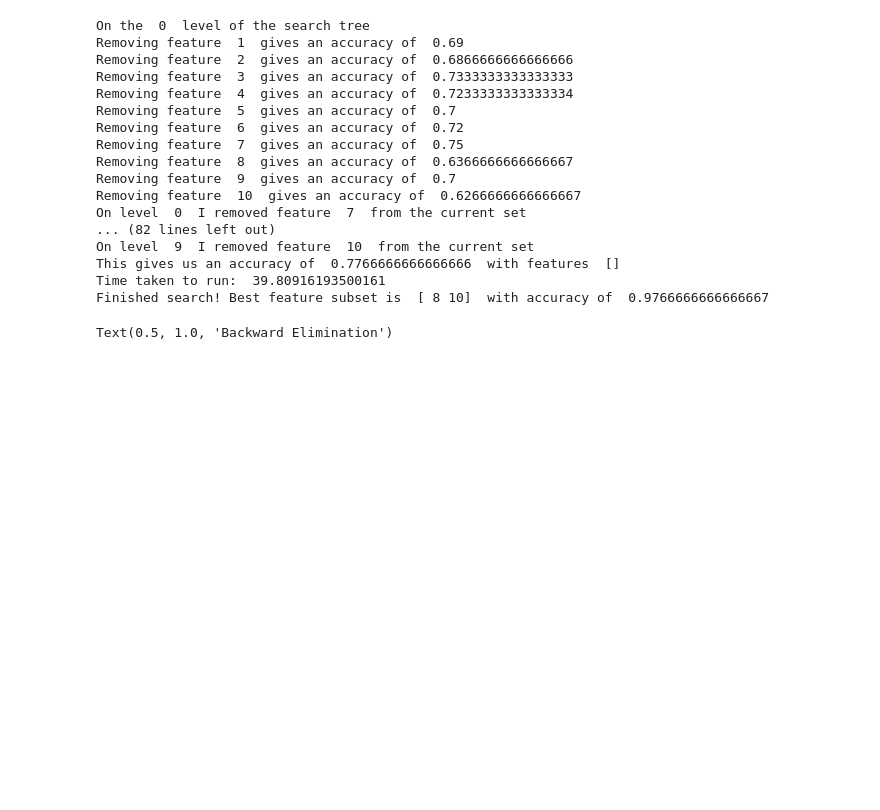
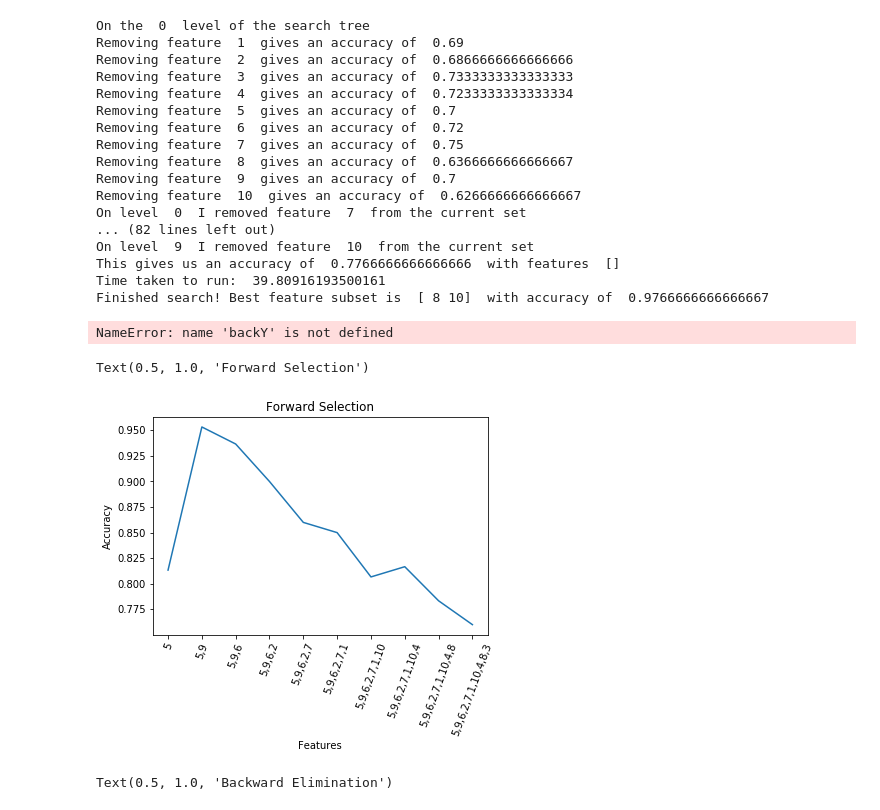
Before and after one commit to TimothyKool/NNFeatureSelection, a Jupyter notebook: project2.ipynb, the cells around one changed output. Cells and saved outputs as stored; diff of their text form; code cells hidden in the pictures; blank space fills up the shorter version.

```diff
--- a/project2.ipynb
+++ b/project2.ipynb
@@ -7,10 +7,15 @@ def loadData():
 
     var = []
 
-    # dataFile = open('CS170_largetestdata__42.txt', 'r')
-    dataFile = open('CS170_SMALLtestdata__80.txt', 'r')
+    # dataFile = open('CS205_large_testdata__40.txt', 'r')
+    # dataFile = open('./Qualitative_Bankruptcy/Qualitative_Bankruptcy.data.txt', 'r')
+    # dataFile = open('CS205_small_testdata__34.txt', 'r')
+    dataFile = open('./spambase/spambase.txt', 'r')
+    # dataFile = open('turkiye-student-evaluation_generic.csv', 'r')
     # dataFile = open('./test_set/CS170_small_special_testdata__97.txt', 'r')
-    data = csv.reader(dataFile, delimiter=' ', skipinitialspace=True)
+    # data = csv.reader(dataFile, delimiter=' ', skipinitialspace=True)
+    data = csv.reader(dataFile, delimiter=',' , skipinitialspace=True)
+    # next(data)
     for row in data:
         var.append(row)
     dataFile.close()
@@ -19,6 +24,17 @@ def loadData():
 
 X = np.array(loadData())
 X = X.astype(np.float)
+# %%
+from sklearn import preprocessing
+
+# Swap 57th column with first column
+X[:, [57, 0]] = X[:, [0, 57]]
+# Shuffle data
+np.random.shuffle(X)
+# Reduce data
+X = X[:-3600, :]
+# Normalize data
+# X = preprocessing.normalize(X)
 # %%
 import copy
 
@@ -104,7 +120,7 @@ def featureSearch(data):
     print("Finished search! Best feature subset is ", best_overall_features, " with accuracy of ", best_overall_accuracy)
     return (set_of_all_features, set_of_all_accuracies)
 # %%
-(xAxis, yAxis) = featureSearch(X)
+(forwardX, forwardY) = featureSearch(X)
 # %% [output]
 Beginning search.
 On the  0  level of the search tree
@@ -215,7 +231,20 @@ Finished search! Best feature subset is  [ 8 10]  with accuracy of  0.9766666666
 import matplotlib.pyplot as plt
 
 # Convert list of arrays to list of strings
-tempX = backX
-for i in range(len(yAxis)):
-    tempX[i] = ','.join(map(str, tempX[i]))
+for i in range(len(forwardY)):
+    forwardX[i] = ','.join(map(str, forwardX[i]))
+
+# for i in range(len(backY)):
+#     forwardX[i] = ','.join(map(str, forwardX[i]))
+# %% [output]
+NameError: name 'backY' is not defined
+# %%
+graph = plt.plot(forwardX, forwardY)
+plt.xticks(size = 10, rotation=70)
+plt.xlabel("Features")
+plt.ylabel("Accuracy")
+plt.title("Forward Selection")
+# %% [output]
+Text(0.5, 1.0, 'Forward Selection')
+[figure, added]
 # %%
```
Also changed, not shown: parts of 3 cells of this notebook, 6 other files.
